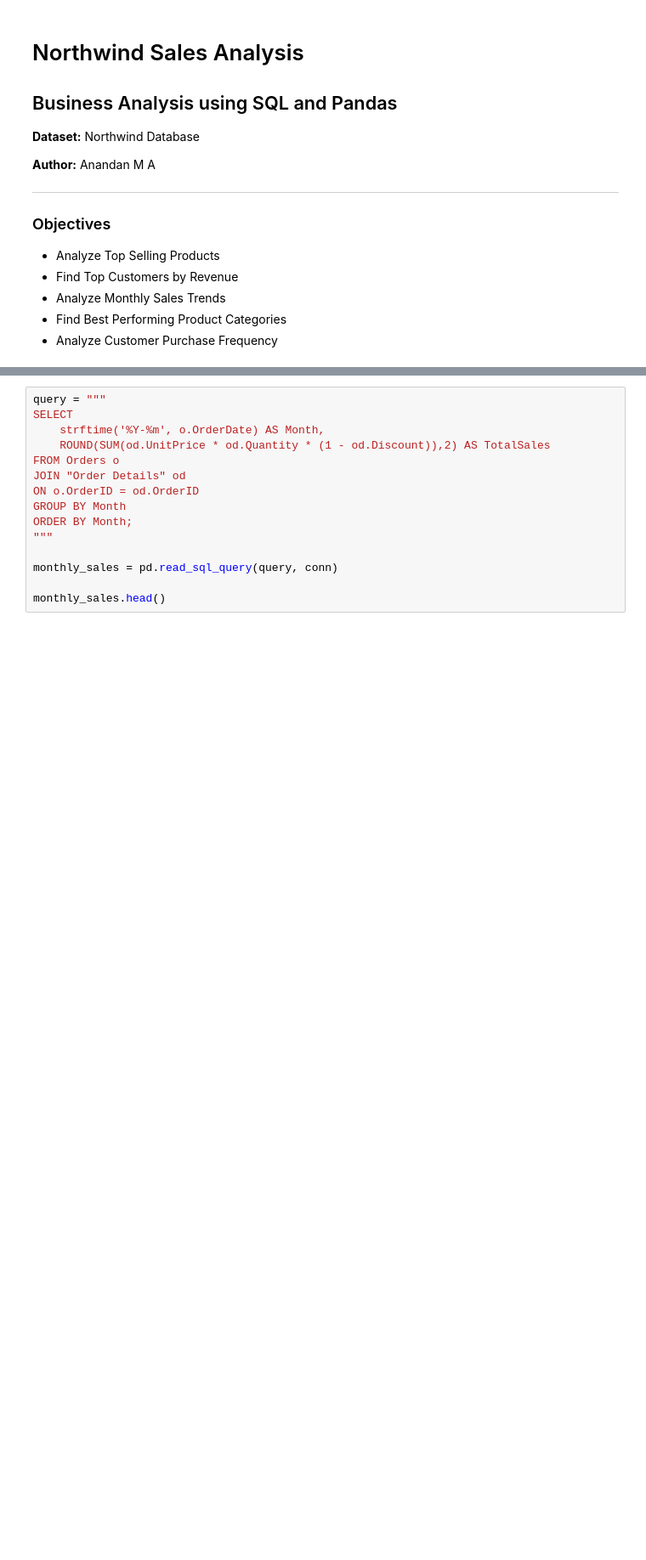
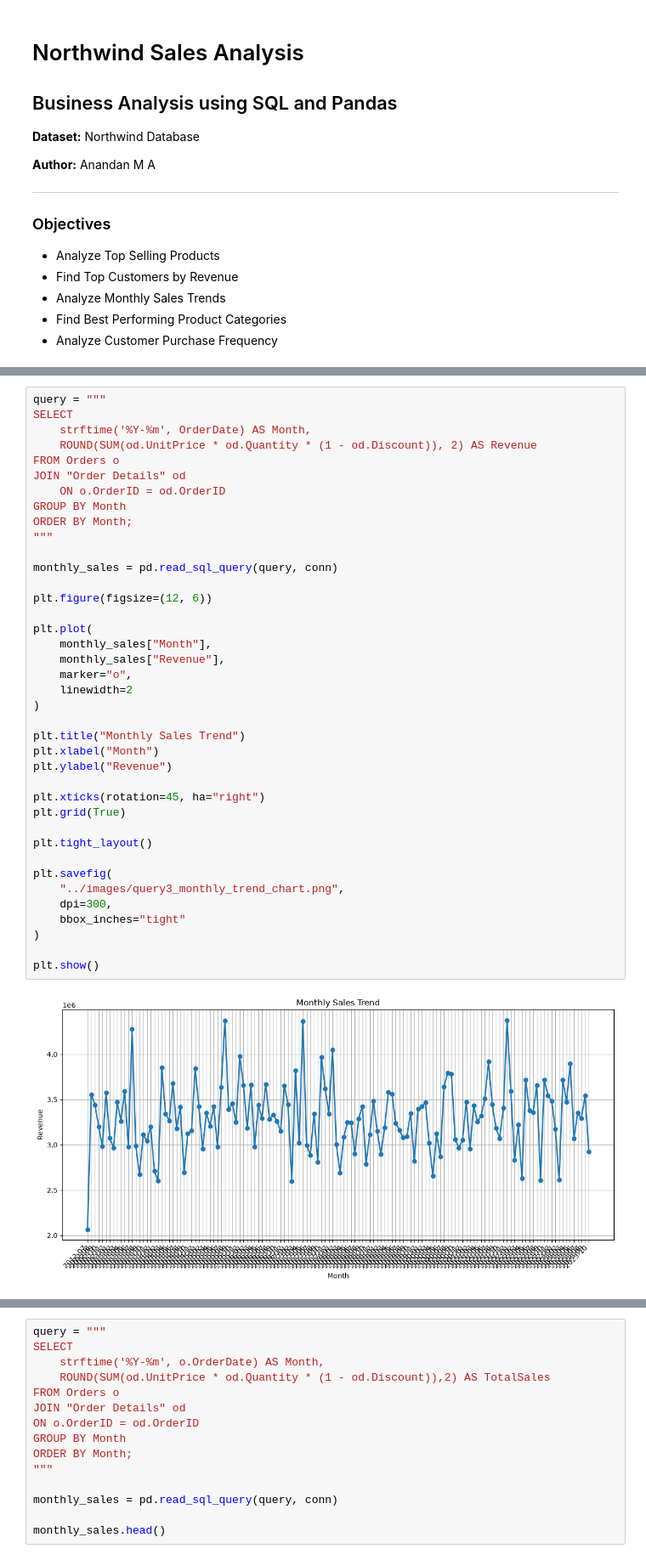
Before and after one commit to 2021Anandan/Epochs-Bootcamp-2026, a Jupyter notebook: Day02/notebooks/analysis.ipynb, the cells around one changed output, grey strips where cells are left out. Shown at 85% size. Drawn from its saved outputs; the diff is of its cells as text; blank space fills up the shorter version.

```diff
--- a/Day02/notebooks/analysis.ipynb
+++ b/Day02/notebooks/analysis.ipynb
@@ -95,0 +169,41 @@ ModuleNotFoundError: No module named 'matplotlib'
+# %%
+query = """
+SELECT
+    strftime('%Y-%m', OrderDate) AS Month,
+    ROUND(SUM(od.UnitPrice * od.Quantity * (1 - od.Discount)), 2) AS Revenue
+FROM Orders o
+JOIN "Order Details" od
+    ON o.OrderID = od.OrderID
+GROUP BY Month
+ORDER BY Month;
+"""
+
+monthly_sales = pd.read_sql_query(query, conn)
+
+plt.figure(figsize=(12, 6))
+
+plt.plot(
+    monthly_sales["Month"],
+    monthly_sales["Revenue"],
+    marker="o",
+    linewidth=2
+)
+
+plt.title("Monthly Sales Trend")
+plt.xlabel("Month")
+plt.ylabel("Revenue")
+
+plt.xticks(rotation=45, ha="right")
+plt.grid(True)
+
+plt.tight_layout()
+
+plt.savefig(
+    "../images/query3_monthly_trend_chart.png",
+    dpi=300,
+    bbox_inches="tight"
+)
+
+plt.show()
+# %% [output]
+[figure, added]
```
Also changed, not shown: parts of 15 cells of this notebook.
